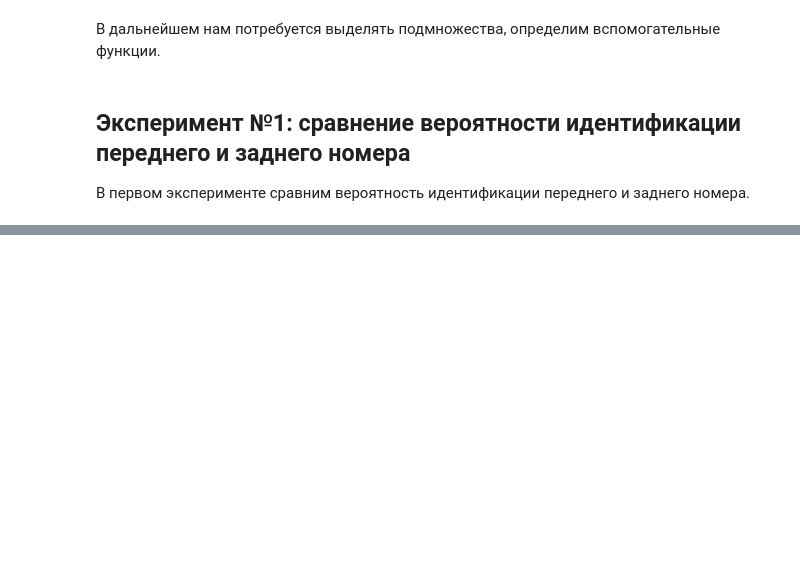
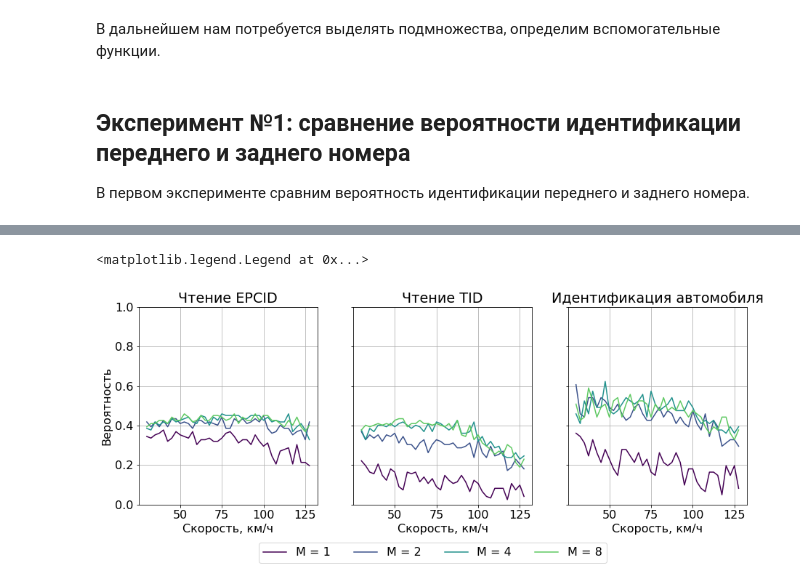
Before and after one commit to kruglov-mipt/diplom, a Jupyter notebook: experiments/Simulation.ipynb, the cells around one changed output, grey strips where cells are left out. Cells and saved outputs as stored; diff of their text form; code cells hidden in the pictures; blank space fills up the shorter version.

```diff
--- a/experiments/Simulation.ipynb
+++ b/experiments/Simulation.ipynb
@@ -272,0 +310,41 @@ Tari = 25, df1 has 40 rows
+# %%
+#
+# PLOT SPEED vs ID_RATE, misc M
+# ------------------------------
+fig, axes = plt.subplots(figsize=(15, 5), nrows=1, ncols=3, sharey=True)
+for i, m in enumerate([1, 2, 4, 8]):
+    df1 = DF[
+        (DF.tari == BASE_T) &
+        (DF.m == m) &
+        (DF.reader_tx_power == BASE_P) &
+        (DF.tid_size == BASE_TID) &
+        (DF.reader_session_strategy == BASE_FLAG) &
+        (DF.use_tag_back == True) &
+        (DF.use_tag_front == True)
+    ]
+    color = get_color(i/4)
+    speed = df1.vehicle_speed
+    epc_read_rate = df1.epc_read_rate
+    tid_read_rate = df1.tid_read_rate
+    vehicle_read_rate = df1.vehicle_read_rate
+    axes[0].plot(speed, epc_read_rate, label=f"M = {m}", color=color)
+    axes[1].plot(speed, tid_read_rate, label=f"M = {m}", color=color)
+    axes[2].plot(speed, vehicle_read_rate, label=f"M = {m}", color=color)
+# ax.set_ylim((0, 1))
+for ax in axes:
+    ax.grid()
+    ax.set_ylim((0, 1))
+    ax.set_xlabel("Скорость, км/ч")
+axes[0].set_ylabel("Вероятность")
+axes[0].set_title("Чтение EPCID")
+axes[1].set_title("Чтение TID")
+axes[2].set_title("Идентификация автомобиля")
+fig.legend(
+    *axes[0].get_legend_handles_labels(),
+    loc='lower center',
+    bbox_to_anchor=(0.5, -0.12),
+    ncol=4
+)
+# %% [output]
+<matplotlib.legend.Legend at 0x...>
+[figure, added]
```
Also changed, not shown: parts of 6 cells of this notebook, 2 other files.
